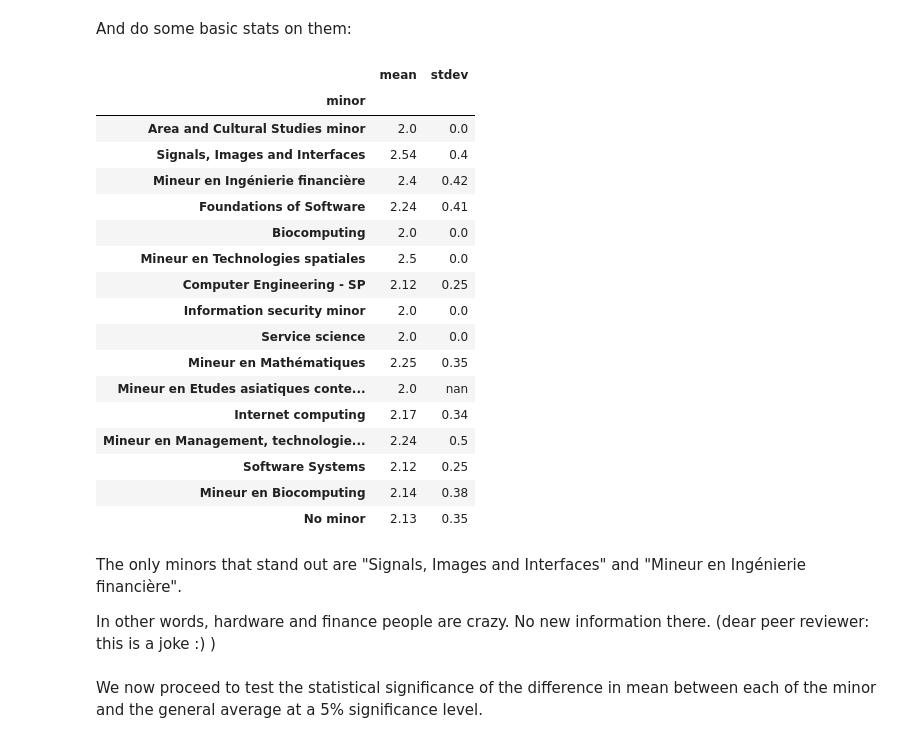
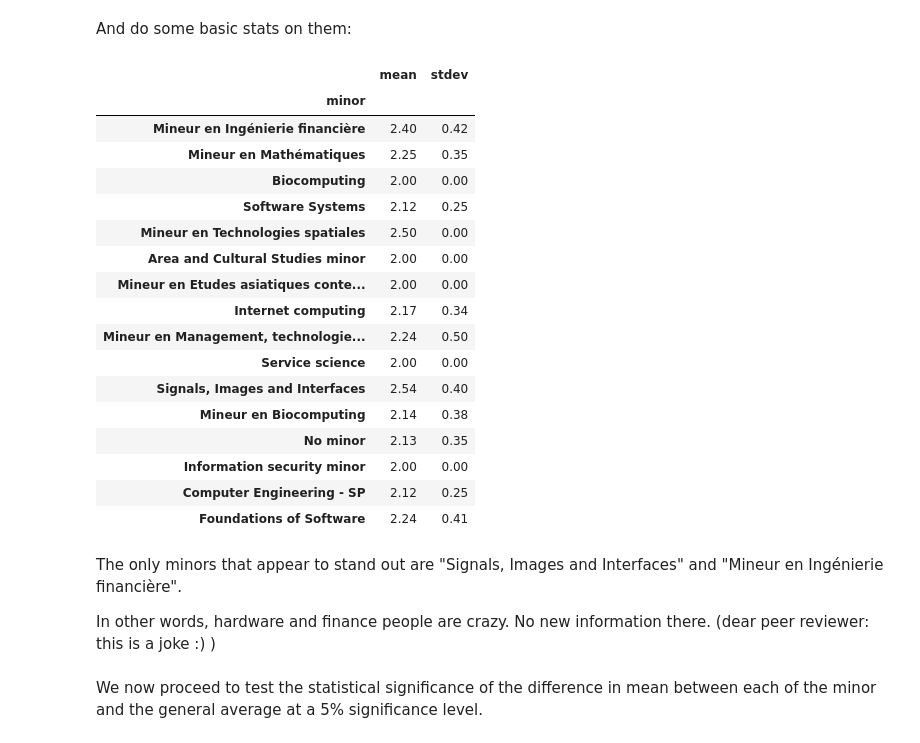
Before and after one commit to SolalPirelli/ADA2016, a Jupyter notebook: 02 - Data from the Web/Notebook.ipynb, the cells around one changed output. Saved outputs shown, nothing was run; the diff lists cells and outputs as text; code cells hidden in the pictures.

```diff
--- a/02 - Data from the Web/Notebook.ipynb
+++ b/02 - Data from the Web/Notebook.ipynb
@@ -40,38 +40,29 @@ index_params = {
     "ww_i_reportmodel": "133685247"
 }
 
-def determine_content_parser(response):
-    content_type = response.headers["Content-Type"]
-    if ";" in content_type:
-        content_type = content_type.split(";")[0]
-    return content_type.split("/")[1]
-
-def get_and_parse_url(url, params = []):
-    resp = requests.get(url, params=params)
-    if not resp.ok:
-        raise ValueError("Unable to fecth page: " + resp.reason)
-    try:
-        return BeautifulSoup(resp.text, determine_content_parser(resp))
-    except FeatureNotFound as exc:
-        raise ValueError("You have no parser for the format " + determine_content_parser(resp))
-
-
-index_page = get_and_parse_url(index_url, index_params)
+index_html = requests.get(index_url, params=index_params).text
+index_page = BeautifulSoup(index_html, "lxml")
 # %% [markdown]
 Then, fetch the page containing all of the "Informatique" (CS) links:
 # %%
 # Get the parameters for that page by fetching all of the "hidden" parameters, then adding our own to select CS.
 info_index_params = dict([(i["name"], i["value"]) for i in index_page.findAll("input", attrs={"type": "hidden"})])
 
-# Find the "HTML" option, get its value.
-# Ideally we'd also find its name by looking for "HTML", but ISA doesn't use radiobuttons like normal people do,
-# instead they have a button then some text right next to it, so looking for "html" will just find the text. :/
-info_index_params["ww_i_reportModelXsl"] = index_page.find("input", attrs={"name": "ww_i_reportModelXsl"})["value"]
+# Find the "HTML" radio button
+# Instead of using radio buttons with inner text like normal people do,
+# ISA use a table cell containing a radio button next to some text.
+for td in index_page.findAll("td"):
+    if td.text == "html":
+        radio = td.contents[0]
+        html_param_name = radio["name"]
+        html_param_value = radio["value"]
+        info_index_params[html_param_name] = html_param_value = radio["value"]
 
 # Find the "Informatique" option, get its value
 info_index_params["ww_x_UNITE_ACAD"] = index_page.find("option", text="Informatique")["value"]
 
-info_index_page = get_and_parse_url(index_url, params=info_index_params)
+info_index_html = requests.get(index_url, params=info_index_params).text
+info_index_page = BeautifulSoup(info_index_html, "lxml")
 # %% [markdown]
 Looking at the page in a browser, there are links.
 Have you ever heard of links? You define them with text, and an URL the user will go to if they click on the link.
@@ -112,7 +103,8 @@ def find_semesters(name):
         semester_params = info_index_params.copy()
         semester_params["ww_x_GPS"] = semester[0]
 
-        semester_page = get_and_parse_url(semester_url, params=semester_params)
+        semester_html = requests.get(semester_url, params=semester_params).text
+        semester_page = BeautifulSoup(semester_html, "lxml")
 
         students = []
         # Iterate all rows, except the ones that have headers
@@ -413,37 +409,38 @@ And do some basic stats on them:
 # %%
 minor_analysis = []
 for minor in ma_minors:
     duration = of_minor(ma_students, minor)["duration"]
     minor_analysis.append({
         "minor": minor,
-        "mean": str(round(duration.mean(),2)),
-        "stdev": str(round(duration.std(), 2))
+        "mean": round(duration.mean(), 2),
+        "stdev": round(duration.std(), 2)
     })
 
 minor_analysis = pd.DataFrame(minor_analysis)
 minor_analysis = minor_analysis.set_index(["minor"])
+minor_analysis = minor_analysis.fillna(0)
 minor_analysis
 # %% [output]
 |  | mean | stdev |
 | minor |  |  |
-| Area and Cultural Studies minor | 2.0 | 0.0 |
-| Signals, Images and Interfaces | 2.54 | 0.4 |
-| Mineur en Ingénierie financière | 2.4 | 0.42 |
-| Foundations of Software | 2.24 | 0.41 |
-| Biocomputing | 2.0 | 0.0 |
-| Mineur en Technologies spatiales | 2.5 | 0.0 |
-| Computer Engineering - SP | 2.12 | 0.25 |
-| Information security minor | 2.0 | 0.0 |
-| Service science | 2.0 | 0.0 |
+| Mineur en Ingénierie financière | 2.40 | 0.42 |
 | Mineur en Mathématiques | 2.25 | 0.35 |
-| Mineur en Etudes asiatiques conte... | 2.0 | nan |
+| Biocomputing | 2.00 | 0.00 |
+| Software Systems | 2.12 | 0.25 |
+| Mineur en Technologies spatiales | 2.50 | 0.00 |
+| Area and Cultural Studies minor | 2.00 | 0.00 |
+| Mineur en Etudes asiatiques conte... | 2.00 | 0.00 |
 | Internet computing | 2.17 | 0.34 |
-| Mineur en Management, technologie... | 2.24 | 0.5 |
-| Software Systems | 2.12 | 0.25 |
+| Mineur en Management, technologie... | 2.24 | 0.50 |
+| Service science | 2.00 | 0.00 |
+| Signals, Images and Interfaces | 2.54 | 0.40 |
 | Mineur en Biocomputing | 2.14 | 0.38 |
 | No minor | 2.13 | 0.35 |
+| Information security minor | 2.00 | 0.00 |
+| Computer Engineering - SP | 2.12 | 0.25 |
+| Foundations of Software | 2.24 | 0.41 |
 # %% [markdown]
-The only minors that stand out are "Signals, Images and Interfaces" and "Mineur en Ingénierie financière".
+The only minors that appear to stand out are "Signals, Images and Interfaces" and "Mineur en Ingénierie financière".
 
 In other words, hardware and finance people are crazy. No new information there. (dear peer reviewer: this is a joke :) )
 # %% [markdown]
```
Also changed, not shown: parts of 7 cells of this notebook.
